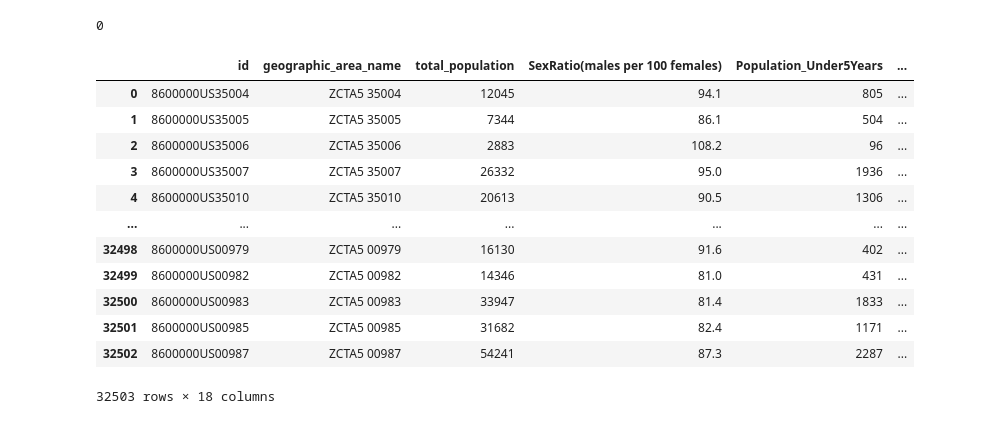
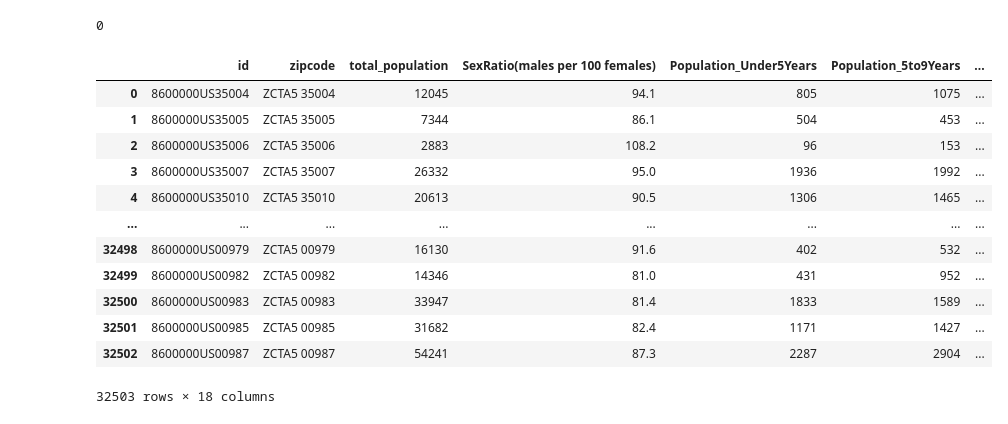
Before and after one commit to Davi-Tolen/ProjetoElo, a Jupyter notebook: tratamento_de_bases/tratando_dados_DemographicData_ZCTAs.ipynb, the cells around one changed output. Cells and saved outputs as stored; diff of their text form; code cells hidden in the pictures.

```diff
--- a/tratamento_de_bases/tratando_dados_DemographicData_ZCTAs.ipynb
+++ b/tratamento_de_bases/tratando_dados_DemographicData_ZCTAs.ipynb
@@ -156,21 +168,21 @@ DemographicData_ZCTAs['Id'].duplicated().sum()
 # %%
 # tornando nomes como padrão python
 
-DemographicData_ZCTAs = DemographicData_ZCTAs.rename(columns = {'Id':'id', 'GeographicAreaName':'geographic_area_name', 'TotalPopulation': 'total_population' })
+DemographicData_ZCTAs = DemographicData_ZCTAs.rename(columns = {'Id':'id', 'GeographicAreaName':'zipcode', 'TotalPopulation': 'total_population' })
 DemographicData_ZCTAs
 # %% [output]
-|  | id | geographic_area_name | total_population | SexRatio(males per 100 females) | Population_Under5Years | ... |
-| 0 | 8600000US35004 | ZCTA5 35004 | 12045 | 94.1 | 805 | ... |
-| 1 | 8600000US35005 | ZCTA5 35005 | 7344 | 86.1 | 504 | ... |
-| 2 | 8600000US35006 | ZCTA5 35006 | 2883 | 108.2 | 96 | ... |
-| 3 | 8600000US35007 | ZCTA5 35007 | 26332 | 95.0 | 1936 | ... |
-| 4 | 8600000US35010 | ZCTA5 35010 | 20613 | 90.5 | 1306 | ... |
-| ... | ... | ... | ... | ... | ... | ... |
-| 32498 | 8600000US00979 | ZCTA5 00979 | 16130 | 91.6 | 402 | ... |
-| 32499 | 8600000US00982 | ZCTA5 00982 | 14346 | 81.0 | 431 | ... |
-| 32500 | 8600000US00983 | ZCTA5 00983 | 33947 | 81.4 | 1833 | ... |
-| 32501 | 8600000US00985 | ZCTA5 00985 | 31682 | 82.4 | 1171 | ... |
-| 32502 | 8600000US00987 | ZCTA5 00987 | 54241 | 87.3 | 2287 | ... |
+|  | id | zipcode | total_population | SexRatio(males per 100 females) | Population_Under5Years | Population_5to9Years | ... |
+| 0 | 8600000US35004 | ZCTA5 35004 | 12045 | 94.1 | 805 | 1075 | ... |
+| 1 | 8600000US35005 | ZCTA5 35005 | 7344 | 86.1 | 504 | 453 | ... |
+| 2 | 8600000US35006 | ZCTA5 35006 | 2883 | 108.2 | 96 | 153 | ... |
+| 3 | 8600000US35007 | ZCTA5 35007 | 26332 | 95.0 | 1936 | 1992 | ... |
+| 4 | 8600000US35010 | ZCTA5 35010 | 20613 | 90.5 | 1306 | 1465 | ... |
+| ... | ... | ... | ... | ... | ... | ... | ... |
+| 32498 | 8600000US00979 | ZCTA5 00979 | 16130 | 91.6 | 402 | 532 | ... |
+| 32499 | 8600000US00982 | ZCTA5 00982 | 14346 | 81.0 | 431 | 952 | ... |
+| 32500 | 8600000US00983 | ZCTA5 00983 | 33947 | 81.4 | 1833 | 1589 | ... |
+| 32501 | 8600000US00985 | ZCTA5 00985 | 31682 | 82.4 | 1171 | 1427 | ... |
+| 32502 | 8600000US00987 | ZCTA5 00987 | 54241 | 87.3 | 2287 | 2904 | ... |
 32503 rows × 18 columns
 # %%
 # salvando e exportando base transformada
```
Also changed, not shown: parts of 1 cell of this notebook, 3 other files.
